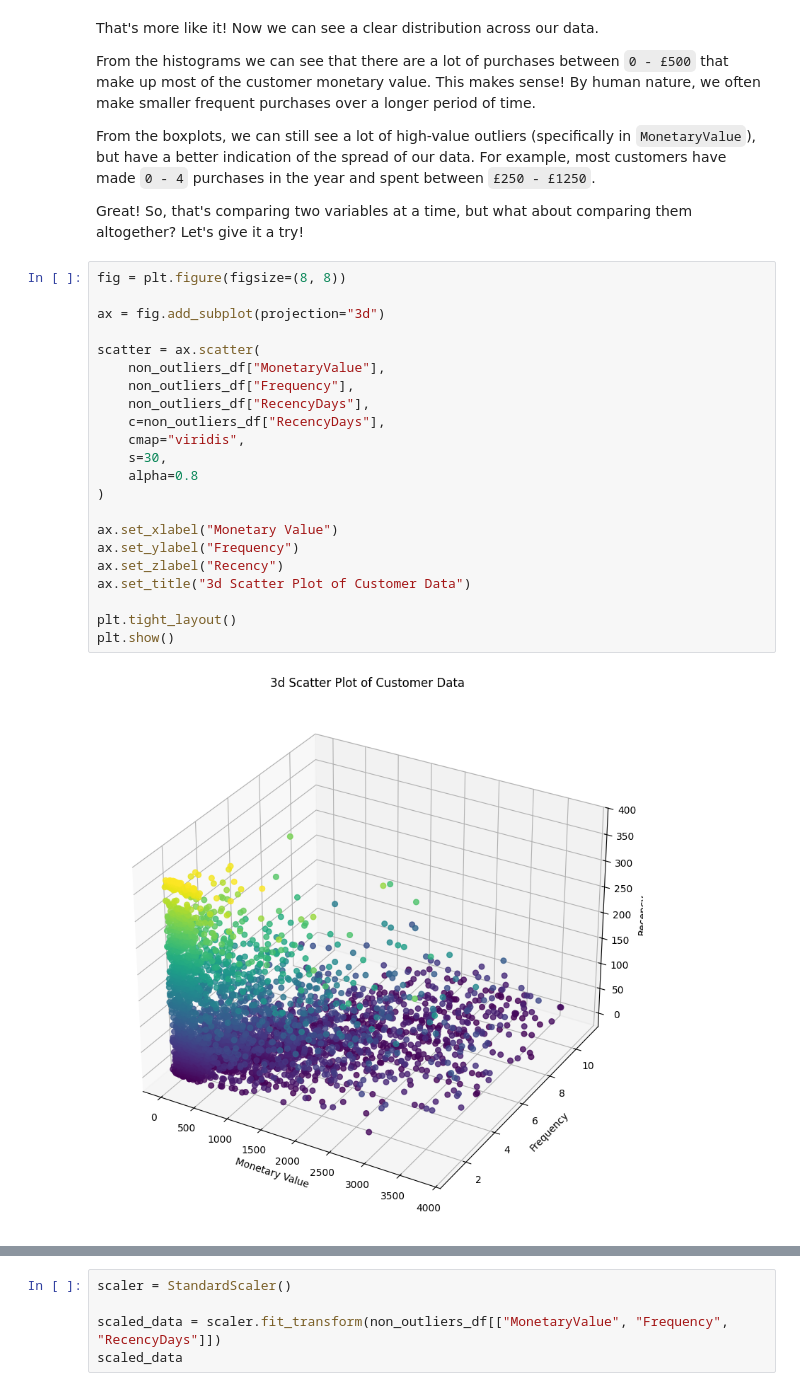
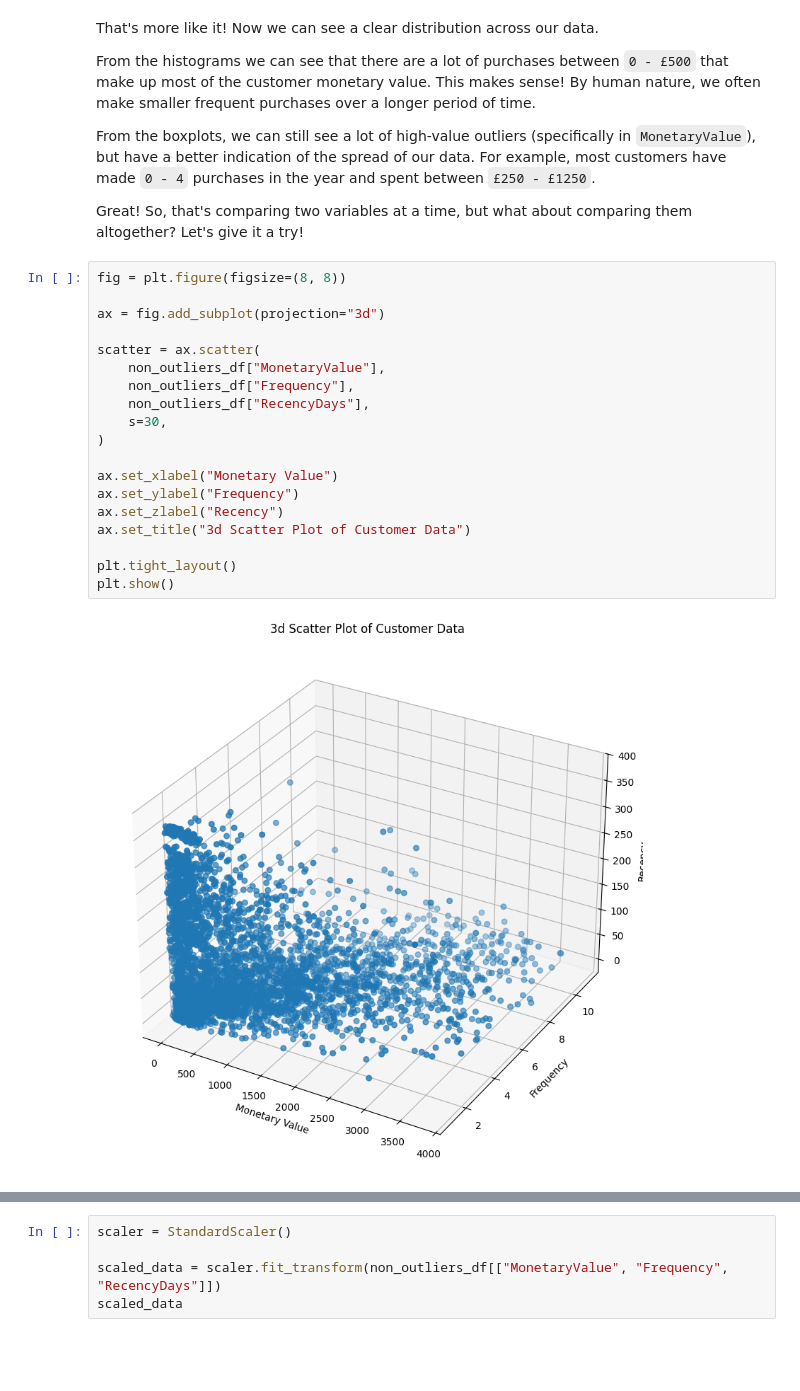
Before and after one commit to Achronus/data-exploration, a Jupyter notebook: retail-customer-analysis/analysis.ipynb, the cells around one changed output, grey strips where cells are left out. Saved outputs shown, nothing was run; the diff lists cells and outputs as text; blank space fills up the shorter version.

```diff
--- a/retail-customer-analysis/analysis.ipynb
+++ b/retail-customer-analysis/analysis.ipynb
@@ -761,25 +761,22 @@ Great! So, that's comparing two variables at a time, but what about comparing th
 # %%
 fig = plt.figure(figsize=(8, 8))
 
 ax = fig.add_subplot(projection="3d")
 
 scatter = ax.scatter(
     non_outliers_df["MonetaryValue"],
     non_outliers_df["Frequency"],
     non_outliers_df["RecencyDays"],
-    c=non_outliers_df["RecencyDays"],
-    cmap="viridis",
     s=30,
-    alpha=0.8
 )
 
 ax.set_xlabel("Monetary Value")
 ax.set_ylabel("Frequency")
 ax.set_zlabel("Recency")
 ax.set_title("3d Scatter Plot of Customer Data")
 
 plt.tight_layout()
 plt.show()
 # %% [output]
-[figure, old version]
+[figure, new version]
 # %% [markdown]
```
Also changed, not shown: parts of 13 cells of this notebook.
